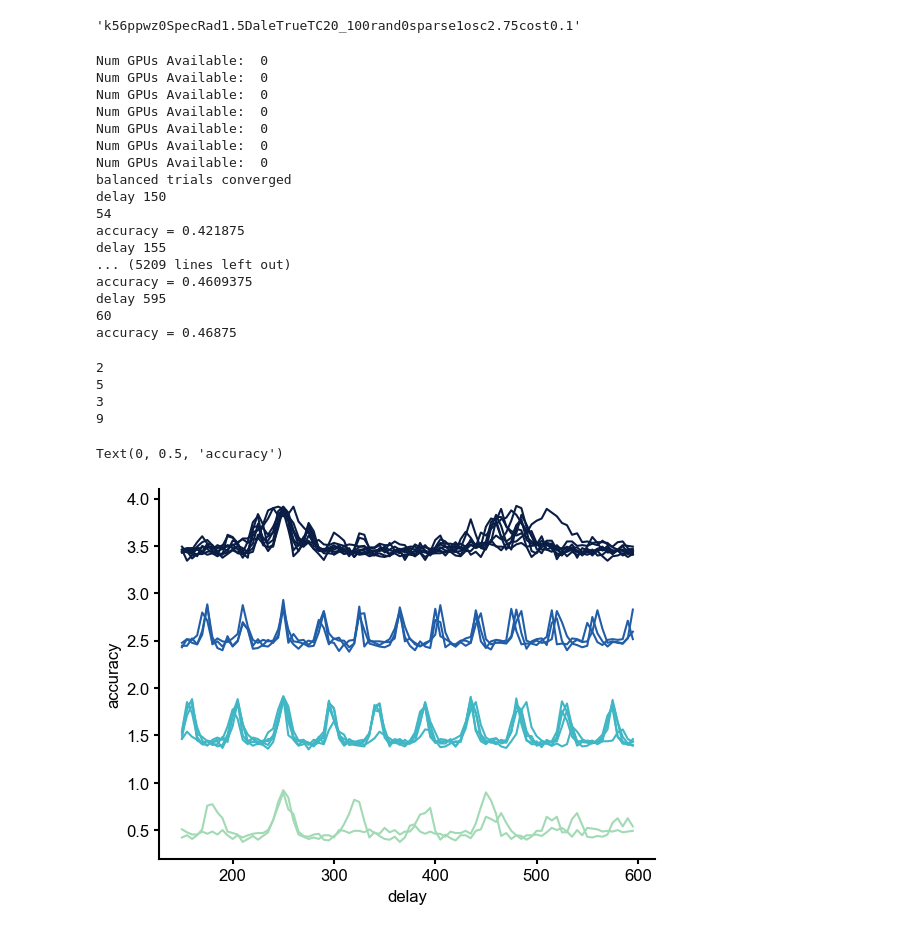
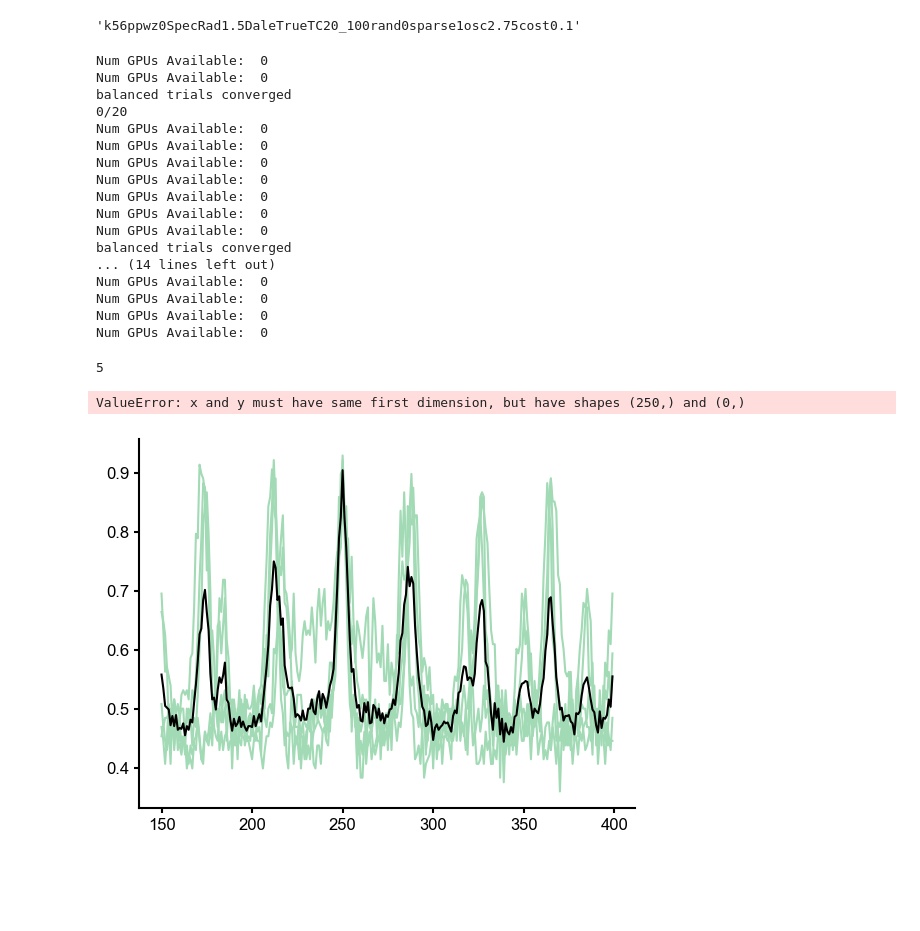
Before and after one commit to mackelab/sequence-memory, a Jupyter notebook: rnn_model/generate_figures/fig_rand_delay_acc.ipynb, the cells around one changed output. Cells and saved outputs as stored; diff of their text form; code cells hidden in the pictures; blank space fills up the shorter version.

```diff
--- a/rnn_model/generate_figures/fig_rand_delay_acc.ipynb
+++ b/rnn_model/generate_figures/fig_rand_delay_acc.ipynb
@@ -64,7 +64,7 @@ dict_keys(['model_names', 'loss_f', 'acc', 'val_acc', 'train_acc', 'pre_spectrum
 # %%
 # Plot accuracies of all trained models
 
-acc_threshold = 0.70
+acc_threshold = 0.80
 acc_indices = []
 for i in range(len(data_list["acc"])):
     if data_list["acc"][i]>acc_threshold:
@@ -84,9 +84,10 @@ plt.title("Accuracy");
 fr_l = data_list["summary_settings"]["freqs_l"]
 plt_indices = []
 for i in acc_indices:
-    osc_freq = fr_l[np.argmax(np.mean(data_list["post_spectrum"][i],axis=1))]
+    #osc_freq = fr_l[np.argmax(np.mean(data_list["post_spectrum"][i],axis=1))]
+    osc_freq = data_list['vex_f'][i]
 
-    if np.isclose(data_list["loss_f"][i], osc_freq, atol=.1):
+    if np.isclose(data_list["loss_f"][i], osc_freq, atol=.2):
         plt.scatter(data_list["loss_f"][i],osc_freq, color= 'green', alpha = 0.1)
         plt_indices.append(i)
 
@@ -103,7 +104,10 @@ data_list['model_names'][0]
 'k56ppwz0SpecRad1.5DaleTrueTC20_100rand0sparse1osc2.75cost0.1'
 # %%
 accs_over_models = [[],[],[],[]]
-freqs=[1.5,2.04,2.75,3.73]
+#freqs=[1.5,2.04,2.75,3.73]
+freqs=[2.75]
+
+num_mod=0
 for freq_i, freq in enumerate(freqs):
     for ind in plt_indices:
         fname = data_list['model_names'][ind]
@@ -122,10 +126,16 @@ for freq_i, freq in enumerate(freqs):
                 val_perc=0,
             )
 
-            delays = np.arange(150,600,5)
-            accs = extrapolate_delays(128,delays,settings,trial_gen,net)
+            delays = np.arange(150,400,1)
+            accs = extrapolate_delays(128,delays,settings,trial_gen,net,verbose=False)
             accs_over_models[freq_i].append(accs)
+            print(str(num_mod) + "/" +str(len(plt_indices)))
+            num_mod+=1
 # %% [output]
+Num GPUs Available:  0
+Num GPUs Available:  0
+balanced trials converged
+0/20
 Num GPUs Available:  0
 Num GPUs Available:  0
 Num GPUs Available:  0
@@ -134,25 +144,20 @@ Num GPUs Available:  0
 Num GPUs Available:  0
 Num GPUs Available:  0
 balanced trials converged
-delay 150
-54
-accuracy = 0.421875
-delay 155
-... (5209 lines left out)
-accuracy = 0.4609375
-delay 595
-60
-accuracy = 0.46875
+... (14 lines left out)
+Num GPUs Available:  0
+Num GPUs Available:  0
+Num GPUs Available:  0
+Num GPUs Available:  0
 # %%
 for i in range(4):
     plt.plot(delays,np.array(accs_over_models[i]).T+i,color=pltcolors_alt[i])
+    plt.plot(delays,np.mean(np.array(accs_over_models[i]),axis=0).T+i,color='black')
+
     print(len(accs_over_models[i]))
 plt.xlabel("delay")
 plt.ylabel("accuracy")
 # %% [output]
-2
 5
-3
-9
-Text(0, 0.5, 'accuracy')
+ValueError: x and y must have same first dimension, but have shapes (250,) and (0,)
-[figure, old version]
+[figure, new version]
```
Also changed, not shown: parts of 6 cells of this notebook, 7 other files.
